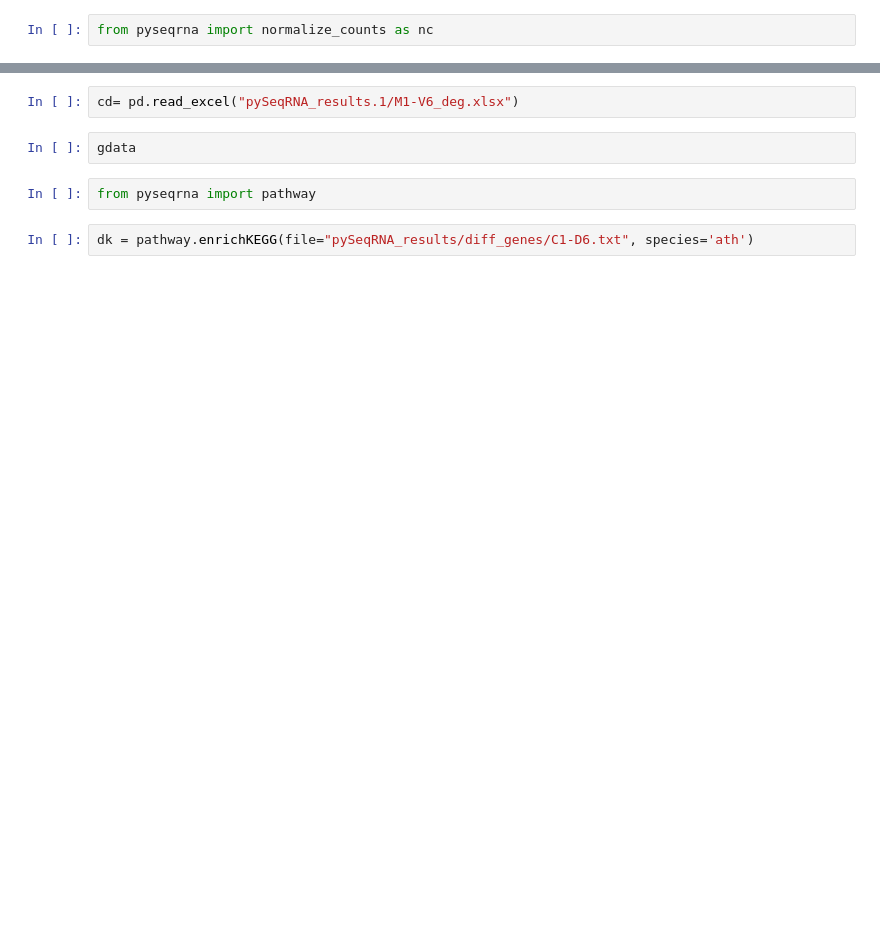
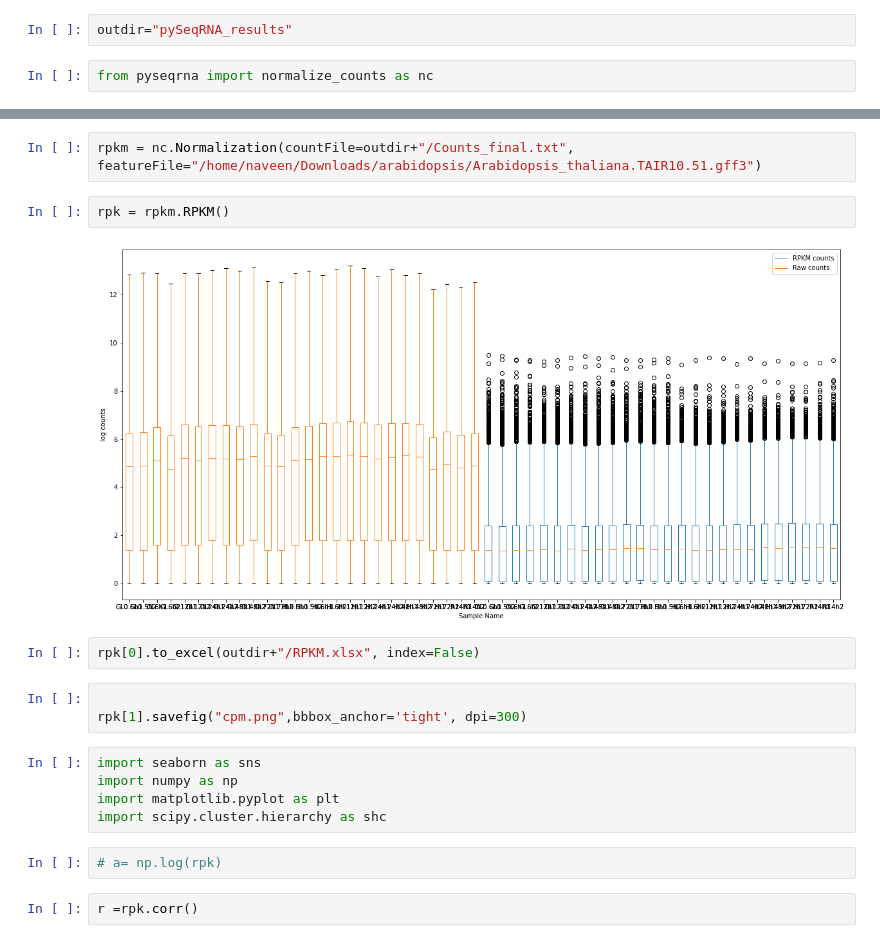
Before and after one commit to navduhan/pyseqrna, a Jupyter notebook: test.ipynb, the cells around one changed output, grey strips where cells are left out. Cells and saved outputs as stored; diff of their text form; blank space fills up the shorter version.

```diff
--- a/test.ipynb
+++ b/test.ipynb
@@ -177,2 +157,4 @@ pu.getGenes(os.path.join("pySeqRNA_results","filtered_DEGs.xlsx"), combinations=
+# %%
+outdir="pySeqRNA_results"
 # %%
 from pyseqrna import normalize_counts as nc
@@ -213,8 +161,20 @@ bg_count
-# %%
-cd= pd.read_excel("pySeqRNA_results.1/M1-V6_deg.xlsx")
-# %%
-gdata
-# %%
-from pyseqrna import pathway
-# %%
-dk = pathway.enrichKEGG(file="pySeqRNA_results/diff_genes/C1-D6.txt", species='ath')
+# %%
+rpkm = nc.Normalization(countFile=outdir+"/Counts_final.txt", featureFile="/home/naveen/Downloads/arabidopsis/Arabidopsis_thaliana.TAIR10.51.gff3")
+# %%
+rpk = rpkm.RPKM()
+# %% [output]
+[figure, added]
+# %%
+rpk[0].to_excel(outdir+"/RPKM.xlsx", index=False)
+# %%
+
+rpk[1].savefig("cpm.png",bbbox_anchor='tight', dpi=300)
+# %%
+import seaborn as sns
+import numpy as np
+import matplotlib.pyplot as plt
+import scipy.cluster.hierarchy as shc
+# %%
+# a= np.log(rpk)
+# %%
+r =rpk.corr()
```
Also changed, not shown: parts of 83 cells of this notebook, 10 other files.
